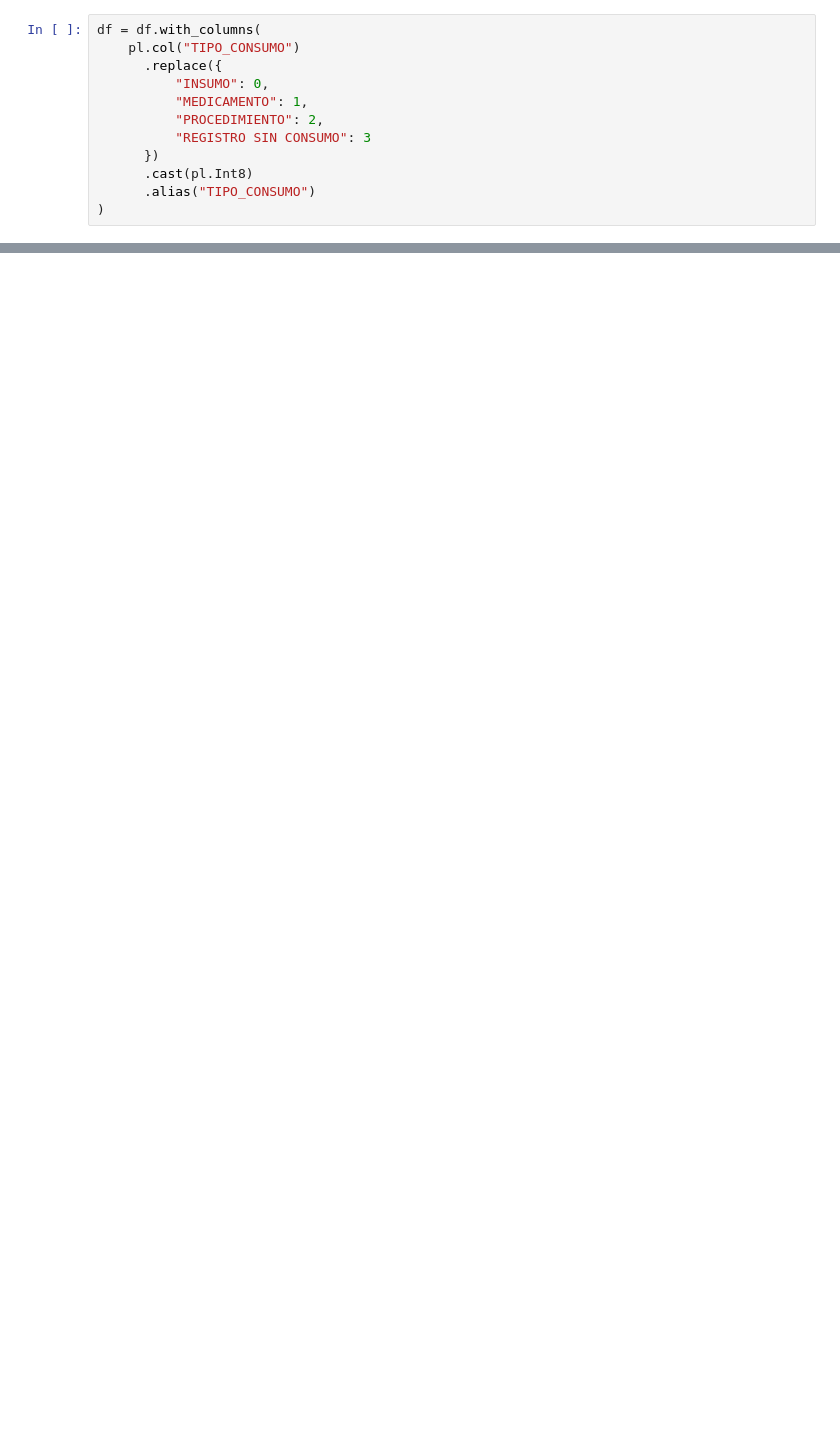
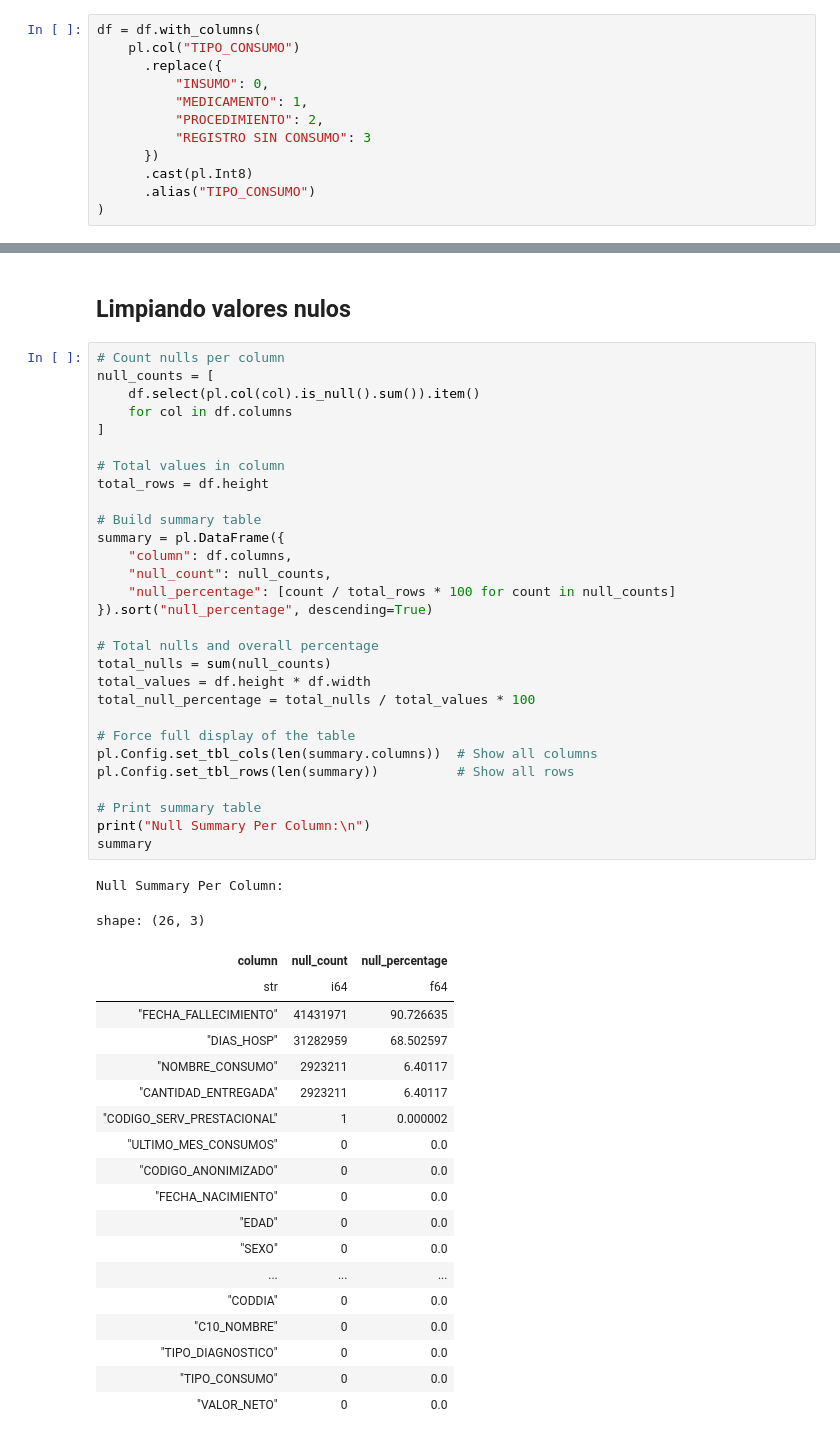
Before and after one commit to vlenix2505/Dataton_CONOVATEC, a Jupyter notebook: CONOVATEC.ipynb, the cells around one changed output, grey strips where cells are left out. Saved outputs shown, nothing was run; the diff lists cells and outputs as text; blank space fills up the shorter version.

```diff
--- a/CONOVATEC.ipynb
+++ b/CONOVATEC.ipynb
@@ -223,0 +252,52 @@ shape: (3, 2)
+# %% [markdown]
+## Limpiando valores nulos
+# %%
+# Count nulls per column
+null_counts = [
+    df.select(pl.col(col).is_null().sum()).item()
+    for col in df.columns
+]
+
+# Total values in column
+total_rows = df.height
+
+# Build summary table
+summary = pl.DataFrame({
+    "column": df.columns,
+    "null_count": null_counts,
+    "null_percentage": [count / total_rows * 100 for count in null_counts]
+}).sort("null_percentage", descending=True)
+
+# Total nulls and overall percentage
+total_nulls = sum(null_counts)
+total_values = df.height * df.width
+total_null_percentage = total_nulls / total_values * 100
+
+# Force full display of the table
+pl.Config.set_tbl_cols(len(summary.columns))  # Show all columns
+pl.Config.set_tbl_rows(len(summary))          # Show all rows
+
+# Print summary table
+print("Null Summary Per Column:\n")
+summary
+# %% [output]
+Null Summary Per Column:
+shape: (26, 3)
+| column | null_count | null_percentage |
+| str | i64 | f64 |
+| "FECHA_FALLECIMIENTO" | 41431971 | 90.726635 |
+| "DIAS_HOSP" | 31282959 | 68.502597 |
+| "NOMBRE_CONSUMO" | 2923211 | 6.40117 |
+| "CANTIDAD_ENTREGADA" | 2923211 | 6.40117 |
+| "CODIGO_SERV_PRESTACIONAL" | 1 | 0.000002 |
+| "ULTIMO_MES_CONSUMOS" | 0 | 0.0 |
+| "CODIGO_ANONIMIZADO" | 0 | 0.0 |
+| "FECHA_NACIMIENTO" | 0 | 0.0 |
+| "EDAD" | 0 | 0.0 |
+| "SEXO" | 0 | 0.0 |
+| ... | ... | ... |
+| "CODDIA" | 0 | 0.0 |
+| "C10_NOMBRE" | 0 | 0.0 |
+| "TIPO_DIAGNOSTICO" | 0 | 0.0 |
+| "TIPO_CONSUMO" | 0 | 0.0 |
+| "VALOR_NETO" | 0 | 0.0 |
```
Also changed, not shown: parts of 34 cells of this notebook.
